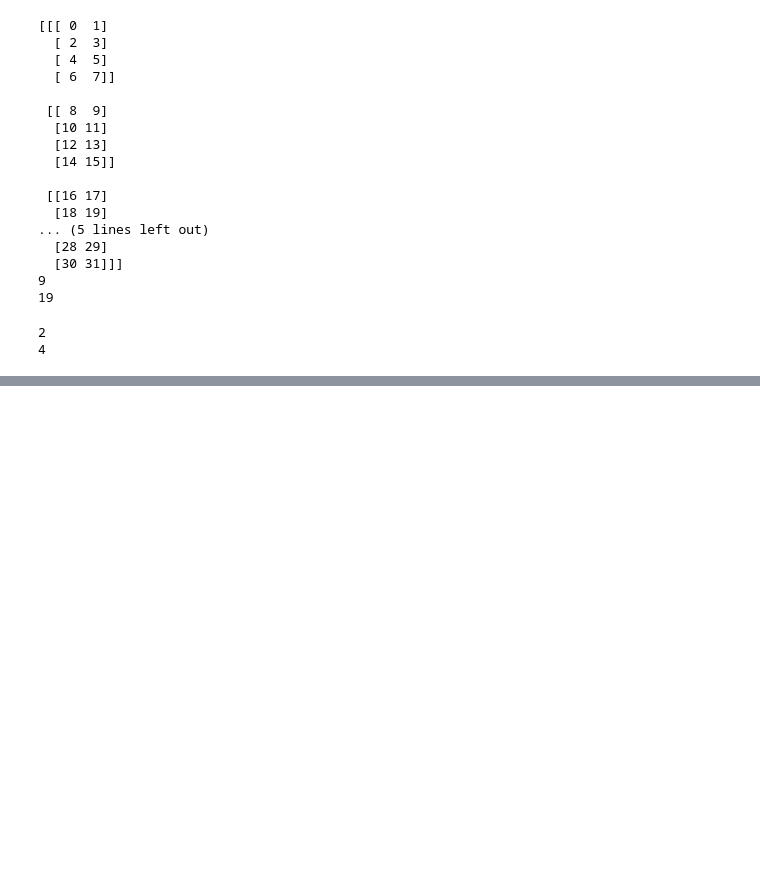
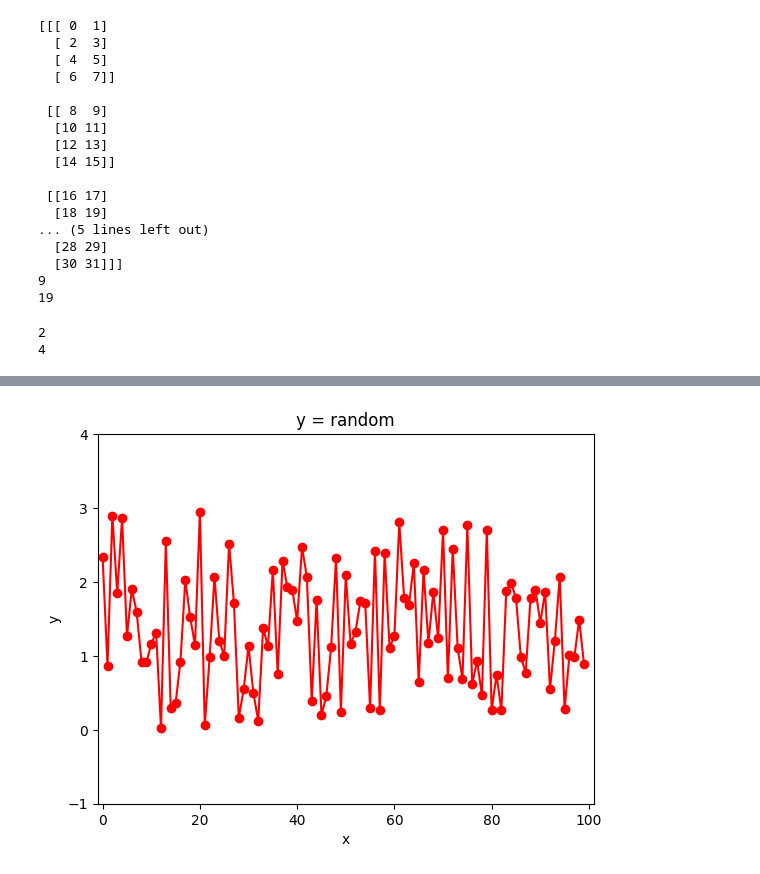
Before and after one commit to joostory/study-python, a Jupyter notebook: data_science.ipynb, the cells around one changed output, grey strips where cells are left out. Cells and saved outputs as stored; diff of their text form; code cells hidden in the pictures; blank space fills up the shorter version.

```diff
--- a/data_science.ipynb
+++ b/data_science.ipynb
@@ -351,0 +381,15 @@ print(result[:1, 1:].argmin() + 2)
+# %%
+import matplotlib.pyplot as plt
+import numpy as np
+
+x = [i for i in range(100)]
+y = [3 * np.random.rand() for i in x]
+
+plt.plot(x, y, color='red', marker='o', linestyle='solid')
+plt.title("y = random")
+plt.ylabel("y")
+plt.xlabel("x")
+plt.axis([-1, 101, -1, 4])
+plt.show()
+# %% [output]
+[figure, added]
```
Also changed, not shown: parts of 3 cells of this notebook, 1 other file.
